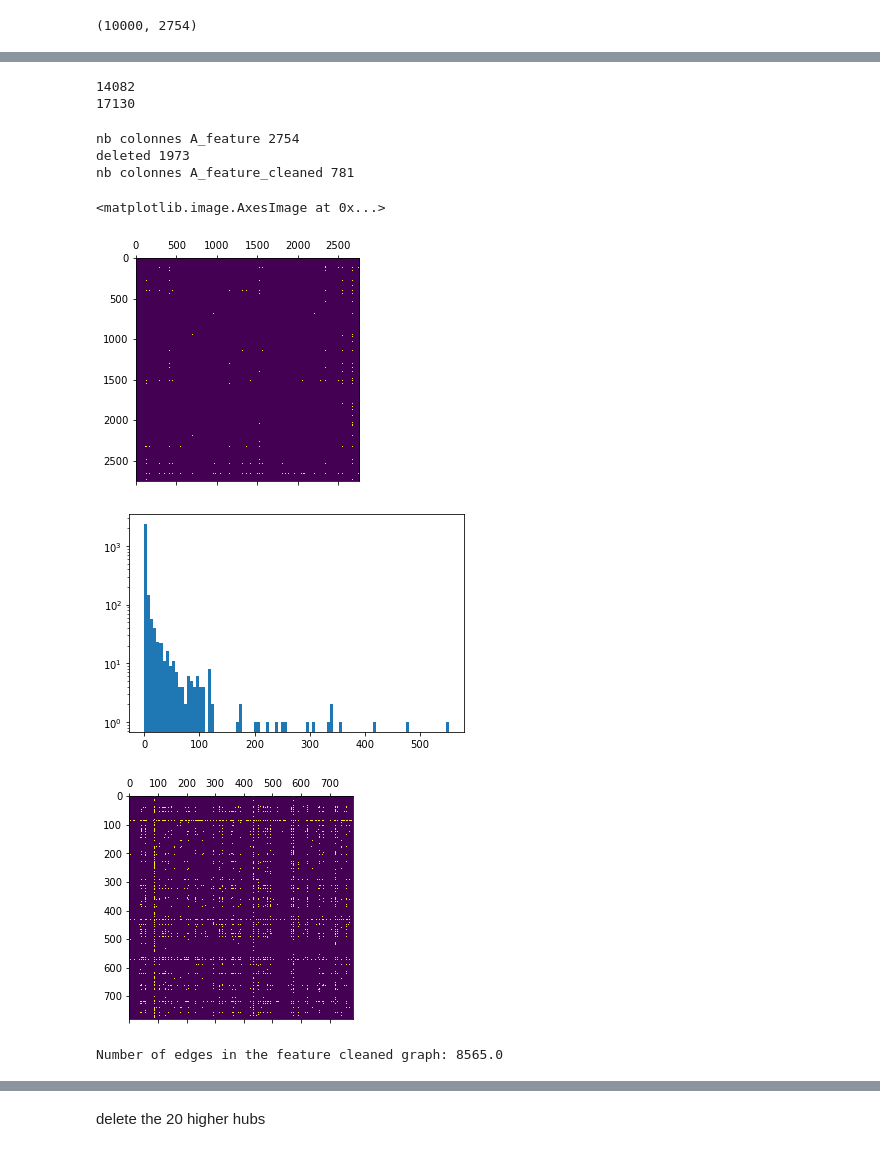
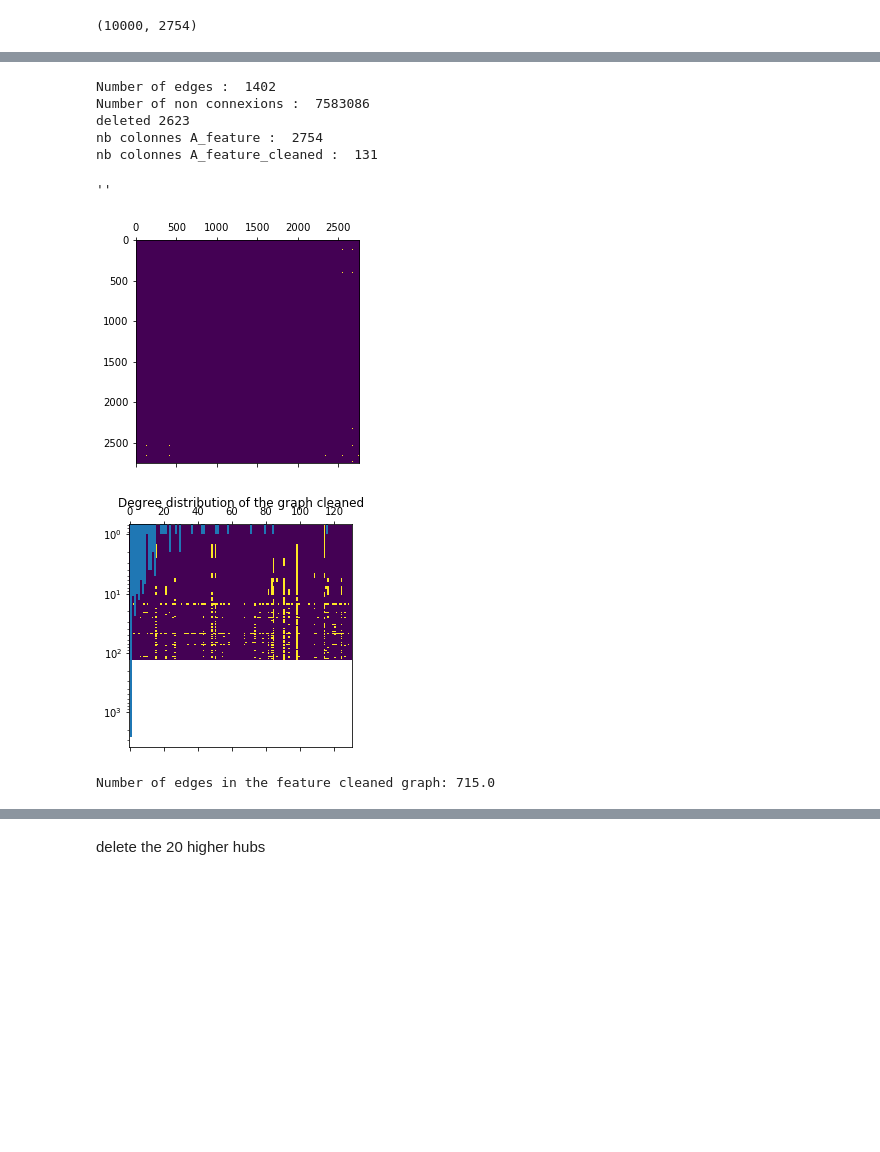
Before and after one commit to Juliencou/Recipes, a Jupyter notebook: assignments/example_to_start_recipes.ipynb, the cells around one changed output, grey strips where cells are left out. Saved outputs shown, nothing was run; the diff lists cells and outputs as text; code cells hidden in the pictures; blank space fills up the shorter version.

```diff
--- a/assignments/example_to_start_recipes.ipynb
+++ b/assignments/example_to_start_recipes.ipynb
@@ -131,0 +89,5 @@ This is not the mean distance but the mean number of recipes in common between t
+# %%
+matrixconnectivity=compute_matrixconnectivity(features)
+plt.spy(matrixconnectivity)
+nbingredients=features.shape[1]
+nbrecettes=features.shape[0]
@@ -131,0 +96,12 @@ This is not the mean distance but the mean number of recipes in common between t
+# %%
+meanconnectioningredients=matrixconnectivity.mean()
+maxconnectivity=np.max(matrixconnectivity)
+print("max connectivity : ", maxconnectivity)
+print("mean connection : ", meanconnectioningredients, "\n")
+
+print("Connexion ranking:")
+mostconnexions=np.sort(matrixconnectivity.flatten())[-20:]
+mostconnexions=[j for i,j in enumerate(mostconnexions) if i%2==0]
+for i in range(len(mostconnexions)):
+    index=np.where(matrixconnectivity==mostconnexions[len(mostconnexions)-1-i])
+    print(df_clean.columns[index[0][0]], df_clean.columns[index[1][0]], mostconnexions[len(mostconnexions)-1-i])
@@ -143,13 +131,6 @@ plt.figure("yo")
-# %%
-Threshold=5
-print(sum(sum(distanceingredients>Threshold)))
-print(sum(sum(distanceingredients>=Threshold)))
-# %% [output]
-14082
-17130
 # %%
-def make_A_feature(distance, threshold, lower_threshold=0):
-    A_feature = ((threshold <= distance)).astype(int)
+def make_A_feature(connectivity, threshold, lower_threshold=0):
+    A_feature = ((threshold <= connectivity)).astype(int)
     np.fill_diagonal(A_feature, 0)
     return A_feature
 
@@ -164,28 +145,36 @@ def cleanAfeature(A):
     print("deleted", deleted)
     return(cleaned)
 # %%
-A_feature = make_A_feature(distanceingredients, Threshold)
-print('nb colonnes A_feature', len(A_feature))
+Threshold=50
+print( "Number of edges : " , sum(sum(matrixconnectivity>Threshold)))
+print( "Number of non connexions : " ,sum(sum(matrixconnectivity<Threshold)))
+
+A_feature = make_A_feature(matrixconnectivity, Threshold)
+A_featurecleaned= cleanAfeature(A_feature)
+
+print('nb colonnes A_feature : ', len(A_feature))
+print('nb colonnes A_feature_cleaned : ', len(A_featurecleaned))
+
 plt.matshow(A_feature)
+plt.matshow(A_featurecleaned)
 
-A_featurecleaned= cleanAfeature(A_feature)
-print('nb colonnes A_feature_cleaned', len(A_featurecleaned))
-plt.figure("Degree distribution of the graph cleaned")
 plt.hist(sum(A_feature), log=True, bins=100)
-plt.matshow(A_featurecleaned)
+plt.title('Degree distribution of the graph cleaned')
+""
 # %% [output]
-nb colonnes A_feature 2754
-deleted 1973
-nb colonnes A_feature_cleaned 781
+Number of edges :  1402
+Number of non connexions :  7583086
+deleted 2623
+nb colonnes A_feature :  2754
+nb colonnes A_feature_cleaned :  131
-<matplotlib.image.AxesImage at 0x...>
+''
-[figure, old version]
+[figure, new version]
-[figure, old version]
+[figure, new version]
-[figure, removed]
 # %%
-num_edges_feature = A_featurecleaned.sum() / 2
-print(f"Number of edges in the feature cleaned graph: {num_edges_feature}")
+num_edges_feature = A_featurecleaned.sum()/2
+print("Number of edges in the feature cleaned graph: {}".format(num_edges_feature))
 # %% [output]
-Number of edges in the feature cleaned graph: 8565.0
+Number of edges in the feature cleaned graph: 715.0
 # %%
 degrees_feature = A_featurecleaned.sum(1)
 
```
Also changed, not shown: parts of 39 cells of this notebook.
